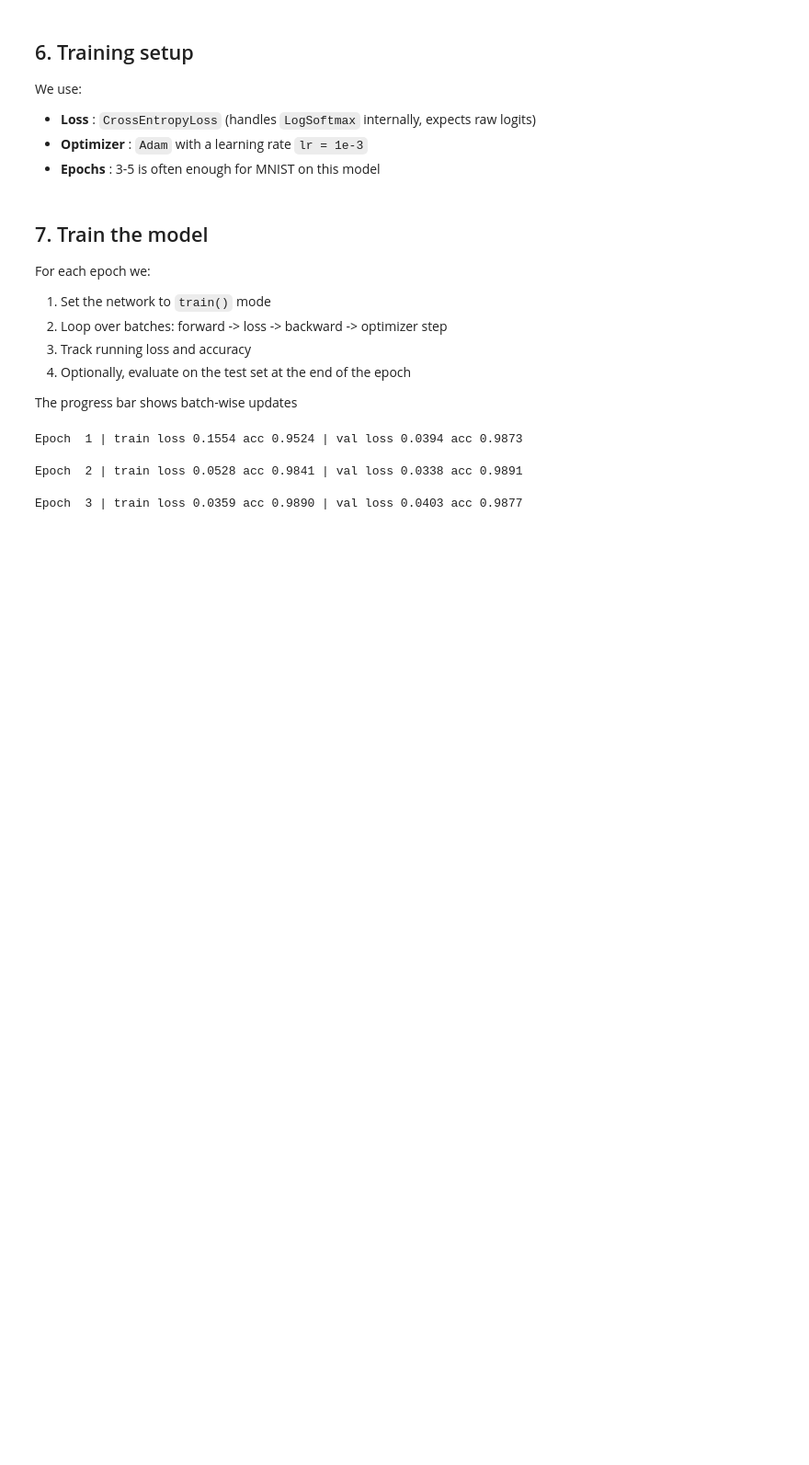
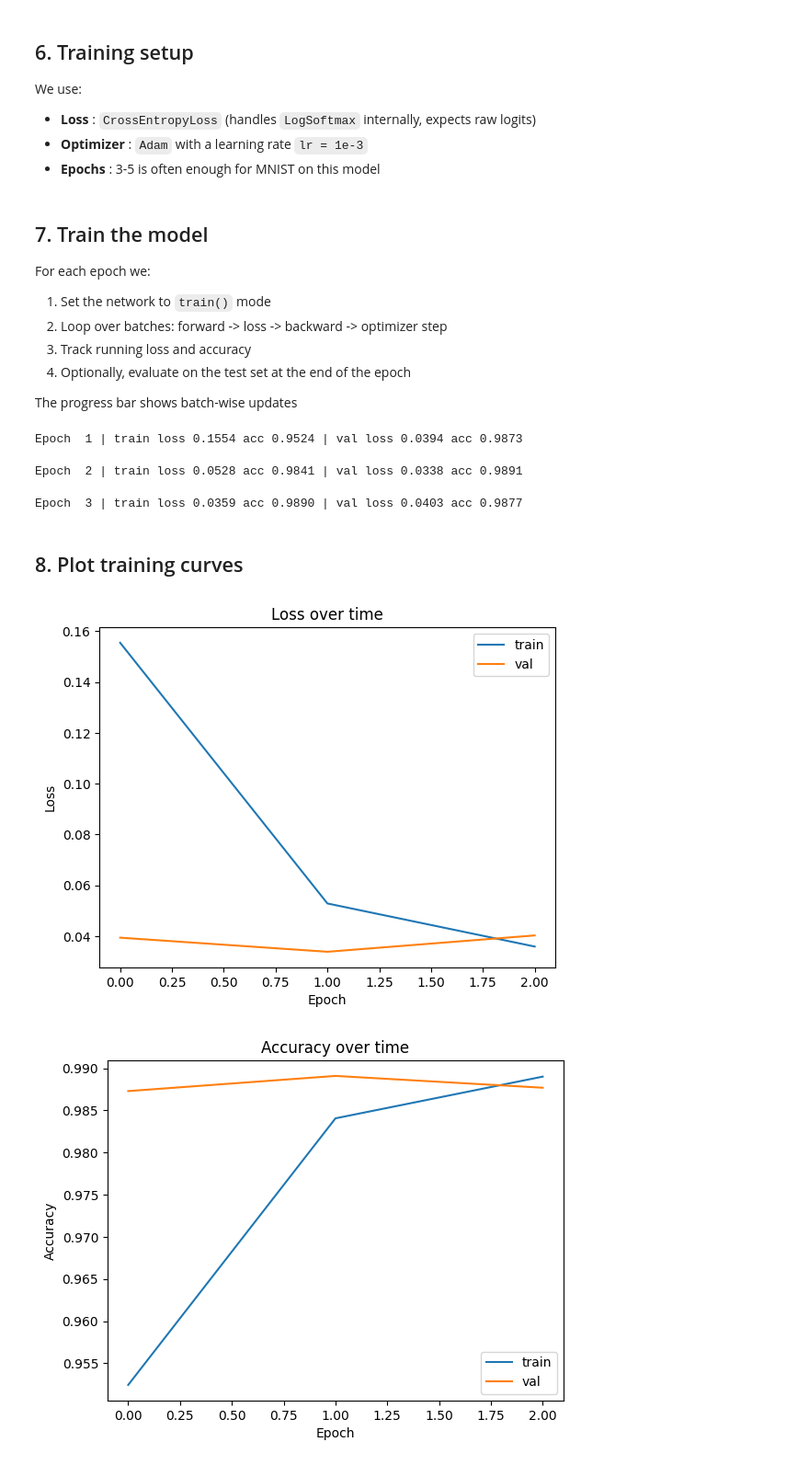
Before and after one commit to martinaspeciale/pytorch-deep-learning, a Jupyter notebook: university_exercises/live-cnn.ipynb, the cells around one changed output. Shown at 92% size. Saved outputs shown, nothing was run; the diff lists cells and outputs as text; code cells hidden in the pictures; blank space fills up the shorter version.

```diff
--- a/university_exercises/live-cnn.ipynb
+++ b/university_exercises/live-cnn.ipynb
@@ -615,3 +615,28 @@ for epoch in range(1, EPOCHS+1):
 Epoch  1 | train loss 0.1554 acc 0.9524 | val loss 0.0394 acc 0.9873
 Epoch  2 | train loss 0.0528 acc 0.9841 | val loss 0.0338 acc 0.9891
 Epoch  3 | train loss 0.0359 acc 0.9890 | val loss 0.0403 acc 0.9877
+# %% [markdown]
+## 8. Plot training curves
+# %%
+# Loss curve
+plt.figure()
+plt.plot(train_history["loss"], label="train")
+plt.plot(val_history["loss"], label="val")
+plt.xlabel("Epoch")
+plt.ylabel("Loss")
+plt.title("Loss over time")
+plt.legend()
+plt.show()
+
+# Accuracy curve
+plt.figure()
+plt.plot(train_history["acc"], label="train")
+plt.plot(val_history["acc"], label="val")
+plt.xlabel("Epoch")
+plt.ylabel("Accuracy")
+plt.title("Accuracy over time")
+plt.legend()
+plt.show()
+# %% [output]
+[figure, added]
+[figure, added]
```
Also changed, not shown: parts of 4 cells of this notebook.
